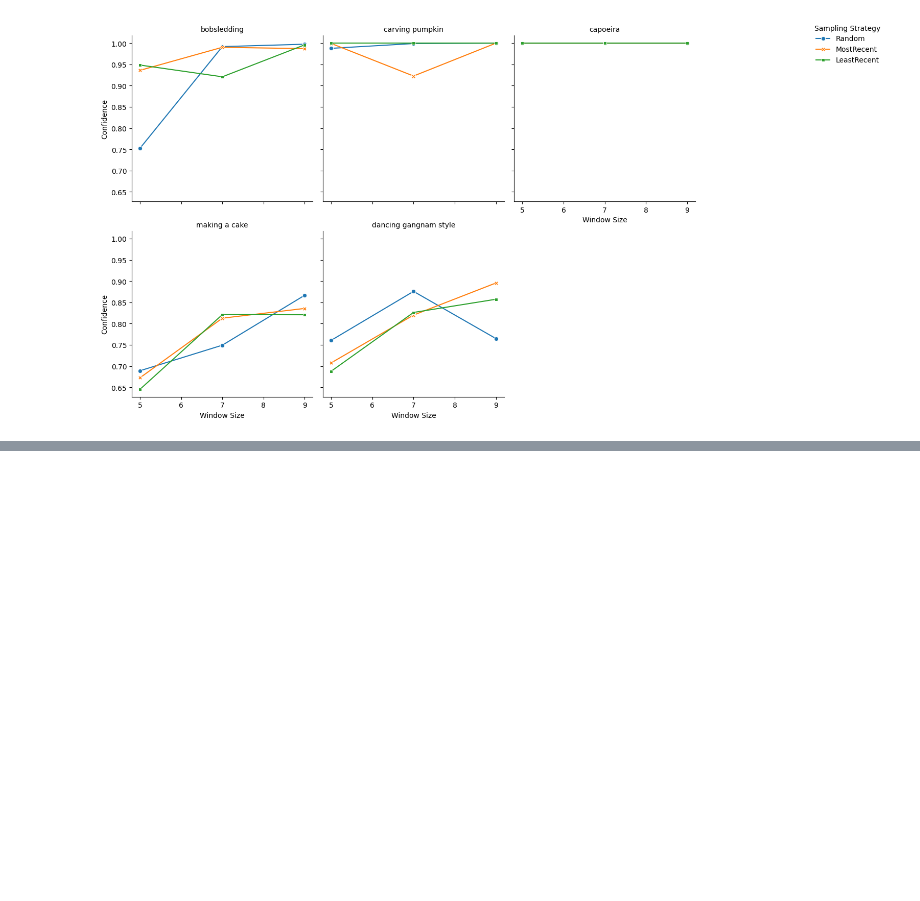
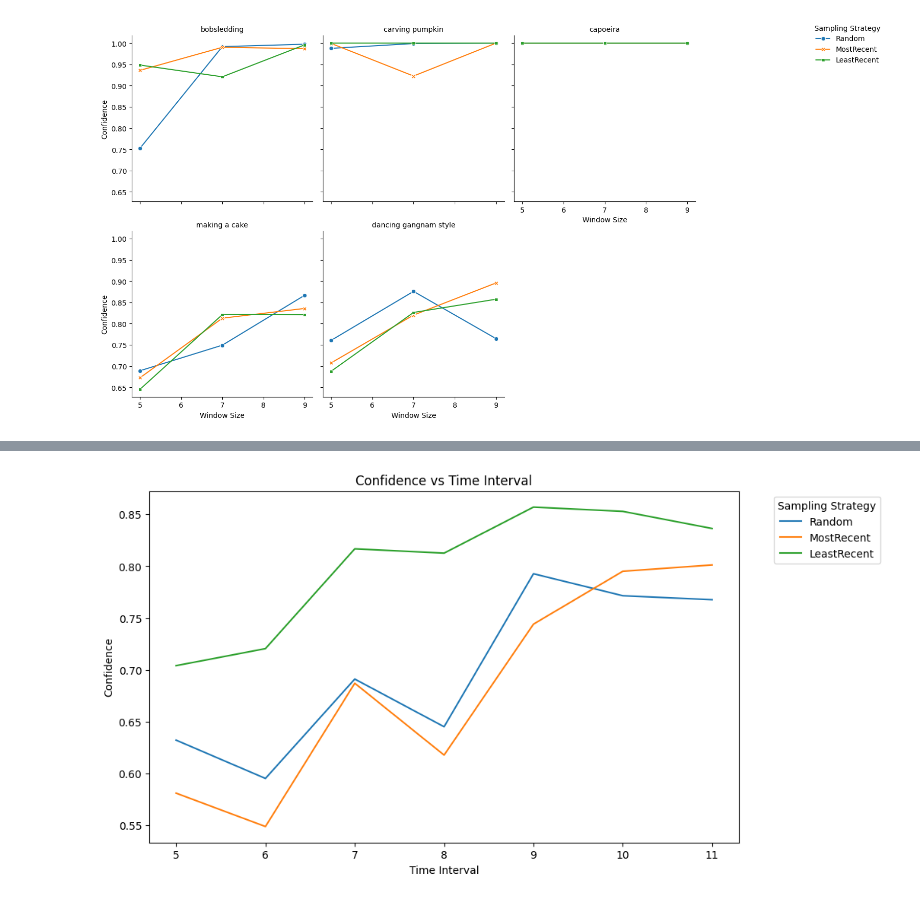
Before and after one commit to sim1029/frame-bandits, a Jupyter notebook: visualizations.ipynb, the cells around one changed output, grey strips where cells are left out. Drawn from its saved outputs; the diff is of its cells as text; code cells hidden in the pictures; blank space fills up the shorter version.

Commit message:
Updated sampling strategies to use previous frames

```diff
--- a/visualizations.ipynb
+++ b/visualizations.ipynb
@@ -201,3 +201,7 @@ g.add_legend(title='Sampling Strategy', bbox_to_anchor=(1.05, 1), loc='upper lef
 plt.show()
 # %% [output]
 [figure]
+# %%
+df_ss_new = pd.read_csv('sampling_strategies_updated.csv')
+
+df_ss_new.head()
@@ -203,0 +215,17 @@ plt.show()
+# %%
+# Create separate line plots for each sampling strategy
+plt.figure(figsize=(10, 6))
+sns.lineplot(data=df_ss_new, x='time_interval', y='confidence', hue='sampling_strategy', markers=True, dashes=False, errorbar=None)
+
+# Set title and labels
+plt.title(f'Confidence vs Time Interval')
+plt.xlabel('Time Interval')
+plt.ylabel('Confidence')
+
+# Show legend
+plt.legend(title='Sampling Strategy', bbox_to_anchor=(1.05, 1), loc='upper left')
+
+# Show plot
+plt.show()
+# %% [output]
+[figure, added]
```
Also changed, not shown: parts of 6 cells of this notebook, 2 other files.
